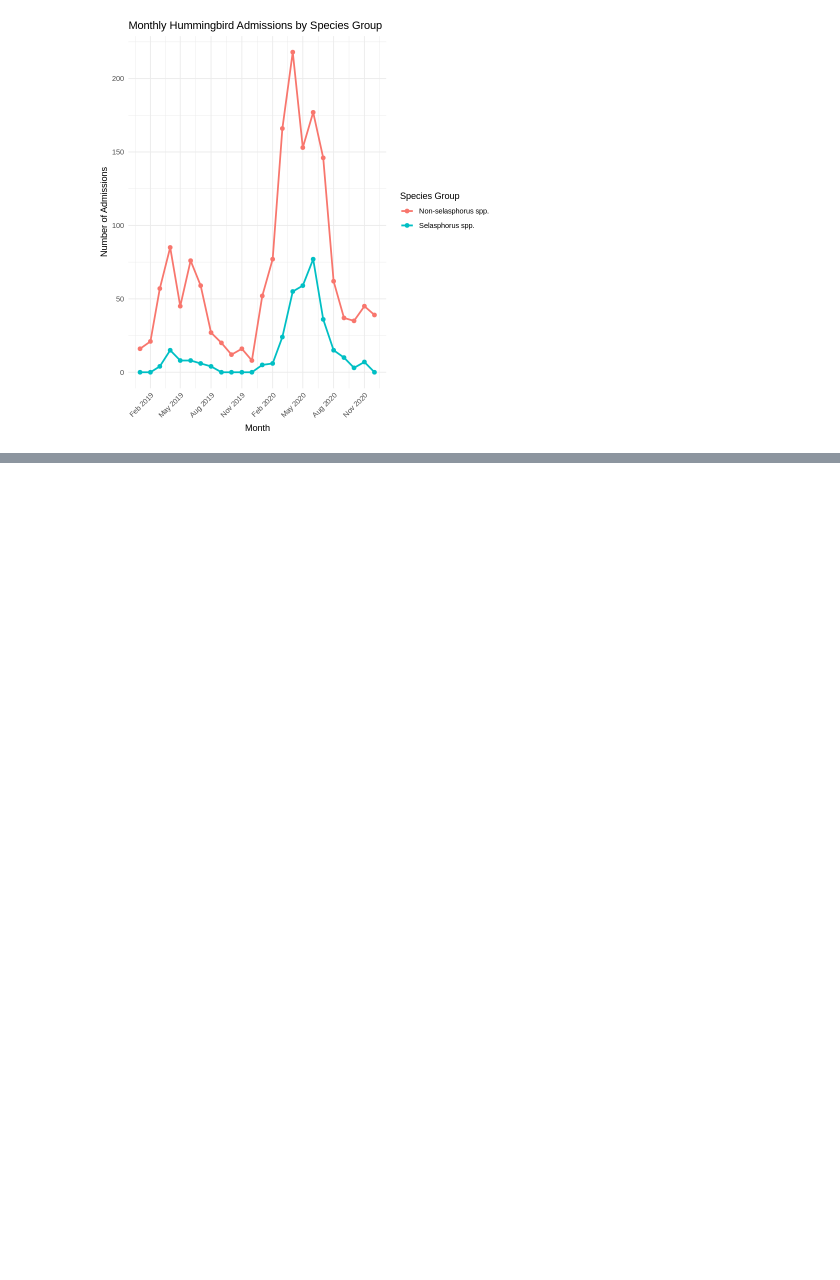
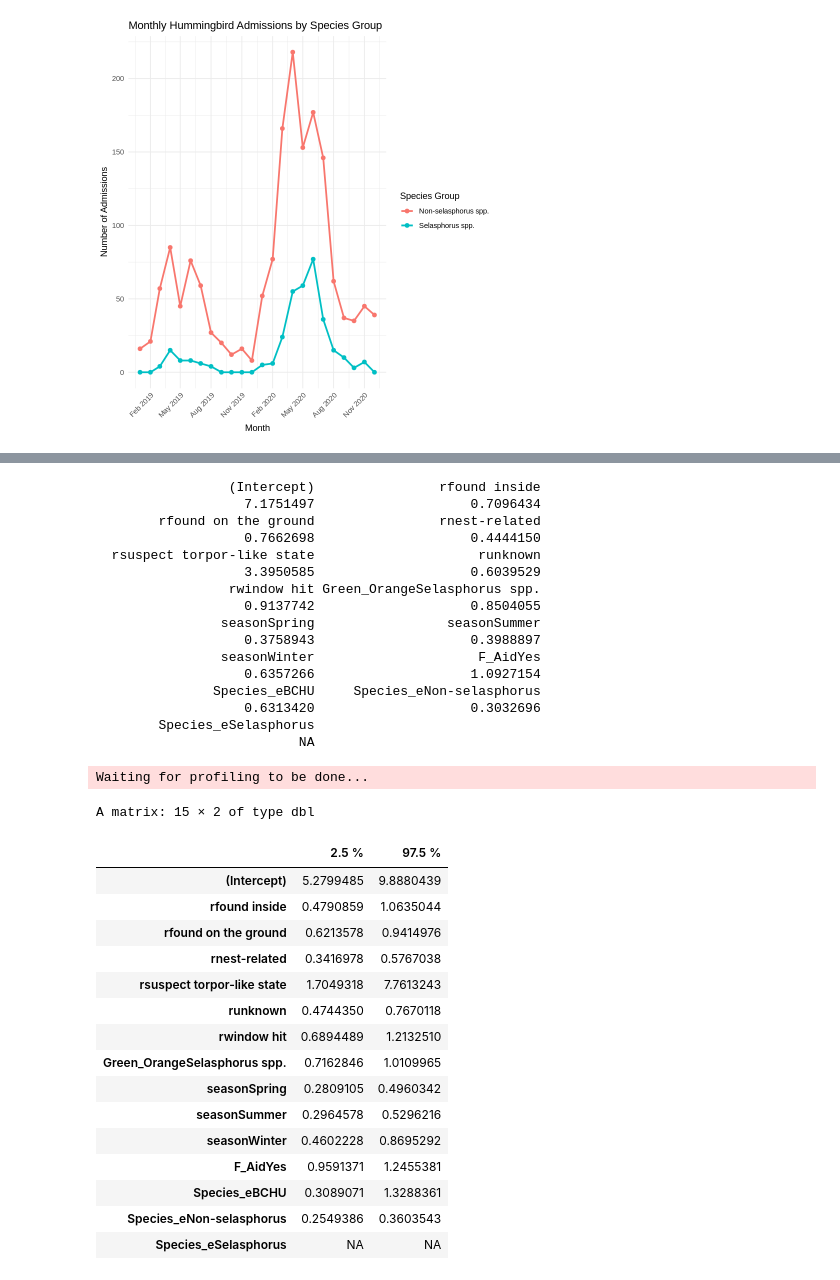
Before and after one commit to caplescia/MPM_200_Plescia, a Jupyter notebook: notebooks/Christen_Plescia_Copy_of_Assignment_5and8.ipynb, the cells around one changed output, grey strips where cells are left out. Drawn from its saved outputs; the diff is of its cells as text; code cells hidden in the pictures; blank space fills up the shorter version.

```diff
--- a/notebooks/Christen_Plescia_Copy_of_Assignment_5and8.ipynb
+++ b/notebooks/Christen_Plescia_Copy_of_Assignment_5and8.ipynb
@@ -794,0 +826,33 @@ ggplot(admissions_by_month_species,
+# %%
+library(tidyverse)
+
+# 1. Ensure the dependent variable is a binary factor
+df <- df %>%
+  mutate(
+    Disposition_binary = factor(Disposition_binary, levels = c("Released", "Died"))
+  )
+
+# 2. Convert predictors to factors (if they are categorical)
+df <- df %>%
+  mutate(
+    r = factor(r),
+    Green_Orange = factor(Green_Orange),
+    season = factor(season),
+    F_Aid = factor(F_Aid),
+    Species_e = factor(Species_e)
+  )
+
+# 3. Fit the full logistic regression model
+fullmodel <- glm(
+  Disposition_binary ~ r + Green_Orange + season + F_Aid + Species_e,
+  data = df,
+  family = binomial(link = "logit")
+)
+
+# 4. Examine the model
+summary(fullmodel)
+
+# 5. Optional: Odds ratios and 95% confidence intervals
+exp(coef(fullmodel))           # odds ratios
+exp(confint(fullmodel))        # confidence intervals
+# %% [output]
@@ -794,0 +876,34 @@ ggplot(admissions_by_month_species,
+                 (Intercept)                rfound inside
+                   7.1751497                    0.7096434
+        rfound on the ground                rnest-related
+                   0.7662698                    0.4444150
+  rsuspect torpor-like state                     runknown
+                   3.3950585                    0.6039529
+                 rwindow hit Green_OrangeSelasphorus spp.
+                   0.9137742                    0.8504055
+                seasonSpring                 seasonSummer
+                   0.3758943                    0.3988897
+                seasonWinter                     F_AidYes
+                   0.6357266                    1.0927154
+               Species_eBCHU     Species_eNon-selasphorus
+                   0.6313420                    0.3032696
+        Species_eSelasphorus
+                          NA
+Waiting for profiling to be done...
+A matrix: 15 × 2 of type dbl
+|  | 2.5 % | 97.5 % |
+| (Intercept) | 5.2799485 | 9.8880439 |
+| rfound inside | 0.4790859 | 1.0635044 |
+| rfound on the ground | 0.6213578 | 0.9414976 |
+| rnest-related | 0.3416978 | 0.5767038 |
+| rsuspect torpor-like state | 1.7049318 | 7.7613243 |
+| runknown | 0.4744350 | 0.7670118 |
+| rwindow hit | 0.6894489 | 1.2132510 |
+| Green_OrangeSelasphorus spp. | 0.7162846 | 1.0109965 |
+| seasonSpring | 0.2809105 | 0.4960342 |
+| seasonSummer | 0.2964578 | 0.5296216 |
+| seasonWinter | 0.4602228 | 0.8695292 |
+| F_AidYes | 0.9591371 | 1.2455381 |
+| Species_eBCHU | 0.3089071 | 1.3288361 |
+| Species_eNon-selasphorus | 0.2549386 | 0.3603543 |
+| Species_eSelasphorus | NA | NA |
```
Also changed, not shown: parts of 17 cells of this notebook.
